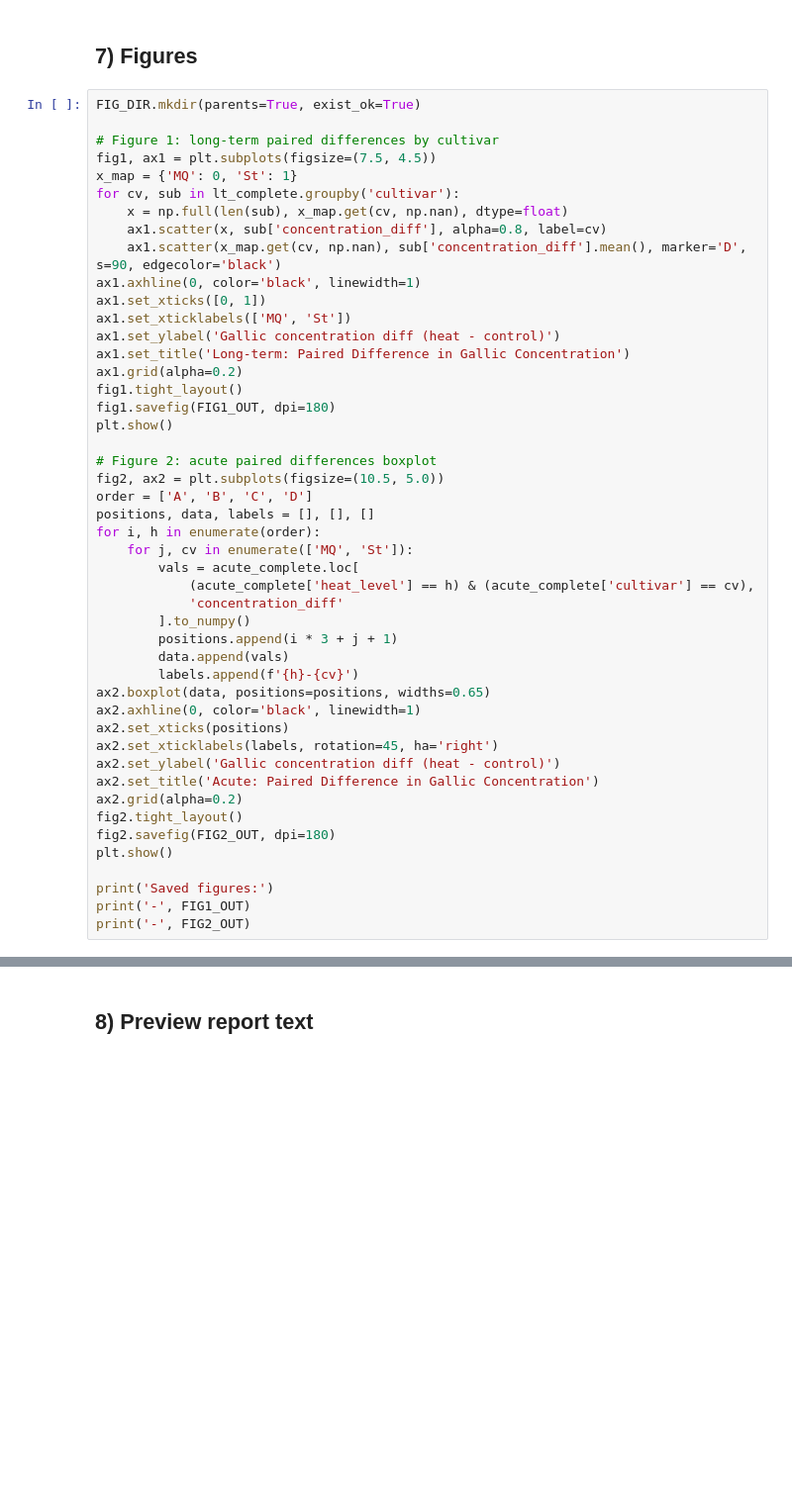
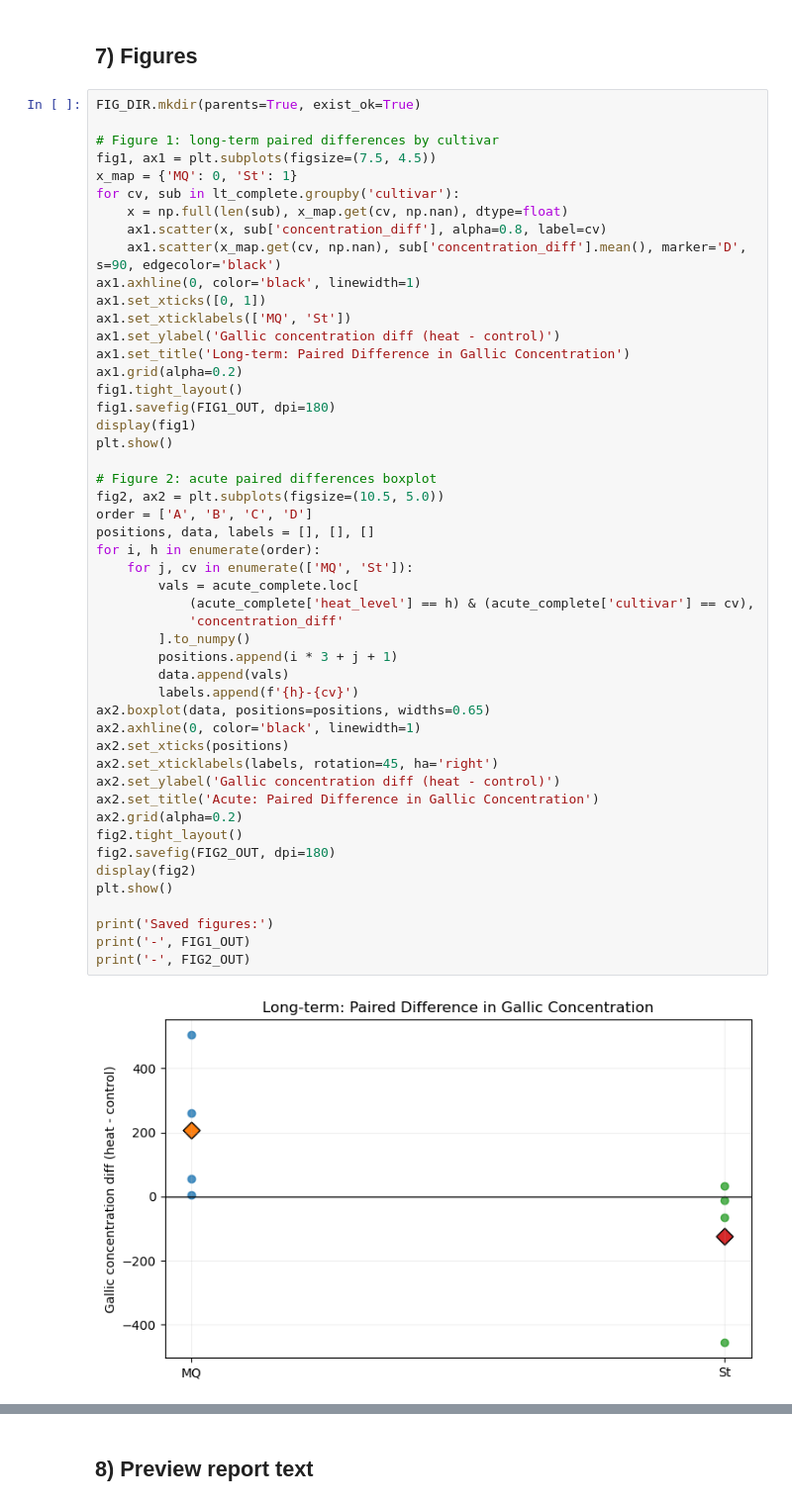
Before and after one commit to etontackett/Stat628-Module-2, a Jupyter notebook: notebooks/phenolics_analysis.ipynb, the cells around one changed output, grey strips where cells are left out. Shown at 99% size. Cells and saved outputs as stored; diff of their text form; blank space fills up the shorter version.

Commit message:
Show phenolics figures inline and sync notebook/report updates

```diff
--- a/notebooks/phenolics_analysis.ipynb
+++ b/notebooks/phenolics_analysis.ipynb
@@ -424,32 +572,36 @@ ax1.set_title('Long-term: Paired Difference in Gallic Concentration')
 ax1.grid(alpha=0.2)
 fig1.tight_layout()
 fig1.savefig(FIG1_OUT, dpi=180)
+display(fig1)
 plt.show()
 
 # Figure 2: acute paired differences boxplot
 fig2, ax2 = plt.subplots(figsize=(10.5, 5.0))
 order = ['A', 'B', 'C', 'D']
 positions, data, labels = [], [], []
 for i, h in enumerate(order):
     for j, cv in enumerate(['MQ', 'St']):
         vals = acute_complete.loc[
             (acute_complete['heat_level'] == h) & (acute_complete['cultivar'] == cv),
             'concentration_diff'
         ].to_numpy()
         positions.append(i * 3 + j + 1)
         data.append(vals)
         labels.append(f'{h}-{cv}')
 ax2.boxplot(data, positions=positions, widths=0.65)
 ax2.axhline(0, color='black', linewidth=1)
 ax2.set_xticks(positions)
 ax2.set_xticklabels(labels, rotation=45, ha='right')
 ax2.set_ylabel('Gallic concentration diff (heat - control)')
 ax2.set_title('Acute: Paired Difference in Gallic Concentration')
 ax2.grid(alpha=0.2)
 fig2.tight_layout()
 fig2.savefig(FIG2_OUT, dpi=180)
+display(fig2)
 plt.show()
 
 print('Saved figures:')
 print('-', FIG1_OUT)
 print('-', FIG2_OUT)
+# %% [output]
+[figure, added]
```
Also changed, not shown: parts of 14 cells of this notebook, 4 other files.
